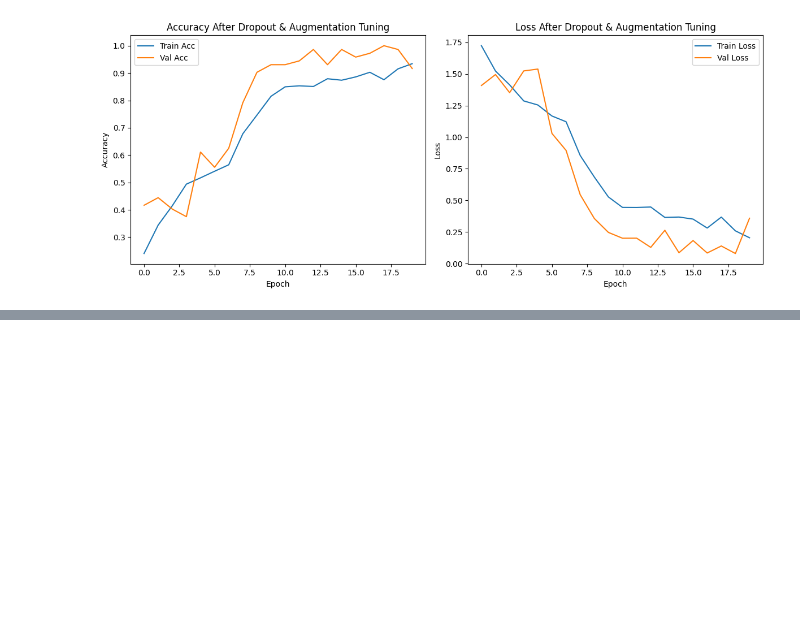
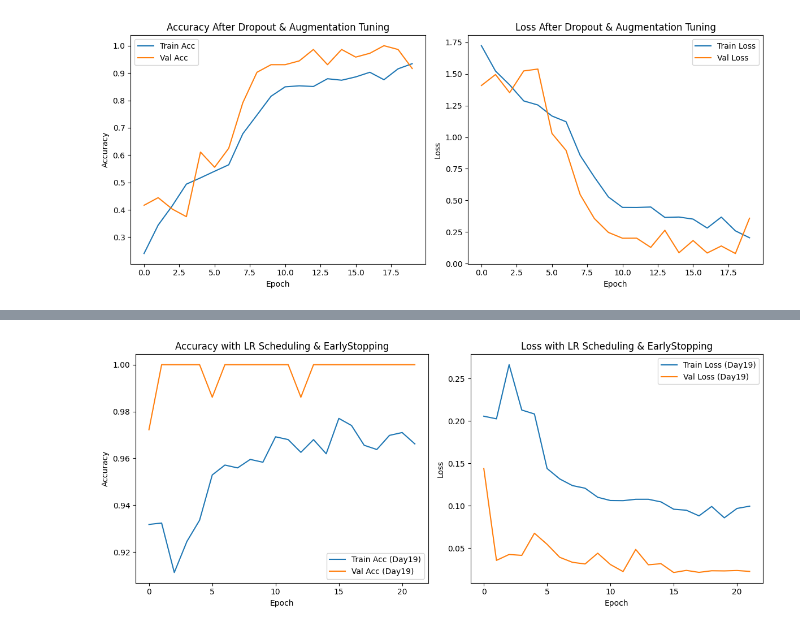
Before and after one commit to bulentkipcak/computer-vision-internship-2025, a Jupyter notebook: notebooks/neu_defect_classification.ipynb, the cells around one changed output, grey strips where cells are left out. Drawn from its saved outputs; the diff is of its cells as text; code cells hidden in the pictures; blank space fills up the shorter version.

```diff
--- a/notebooks/neu_defect_classification.ipynb
+++ b/notebooks/neu_defect_classification.ipynb
@@ -310,3 +310,20 @@ plt.tight_layout()
 plt.show()
 # %% [output]
 [figure]
+# %%
+from tensorflow.keras.callbacks import ReduceLROnPlateau, EarlyStopping
+
+reduce_lr = ReduceLROnPlateau(
+    monitor='val_loss',
+    factor=0.1,
+    patience=3,
+    min_lr=1e-6,
+    verbose=1
+)
+
+early_stop = EarlyStopping(
+    monitor='val_loss',
+    patience=6,
+    restore_best_weights=True,
+    verbose=1
+)
@@ -312,0 +409,18 @@ plt.show()
+# %%
+plt.figure(figsize=(12,5))
+
+plt.subplot(1,2,1)
+plt.plot(history19.history['accuracy'], label='Train Acc (Day19)')
+plt.plot(history19.history['val_accuracy'], label='Val Acc (Day19)')
+plt.title('Accuracy with LR Scheduling & EarlyStopping')
+plt.xlabel('Epoch'); plt.ylabel('Accuracy'); plt.legend()
+
+plt.subplot(1,2,2)
+plt.plot(history19.history['loss'], label='Train Loss (Day19)')
+plt.plot(history19.history['val_loss'], label='Val Loss (Day19)')
+plt.title('Loss with LR Scheduling & EarlyStopping')
+plt.xlabel('Epoch'); plt.ylabel('Loss'); plt.legend()
+
+plt.tight_layout(); plt.show()
+# %% [output]
+[figure, added]
```
Also changed, not shown: parts of 2 cells of this notebook.
